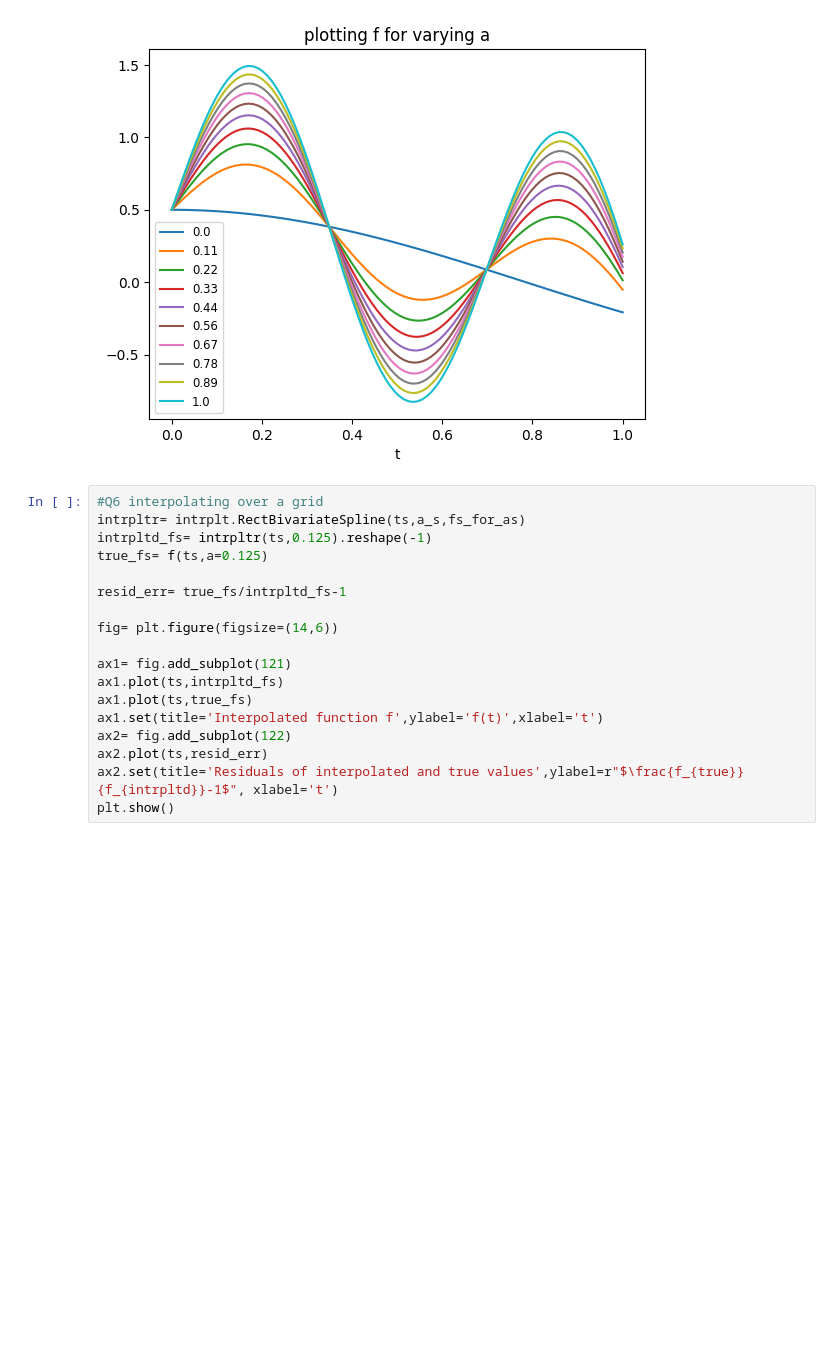
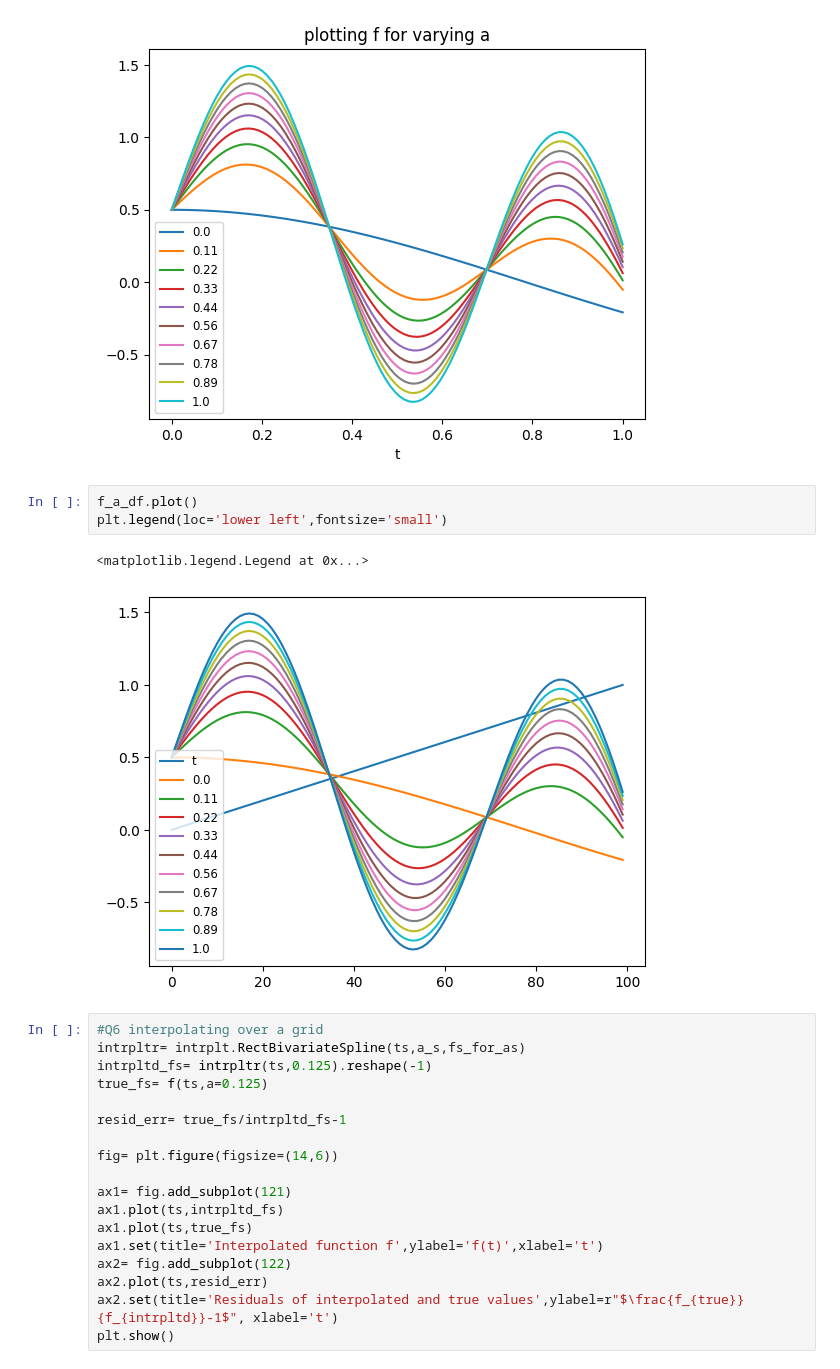
Before and after one commit to spacedoutphysicsguy/projects, a Jupyter notebook: C1/PSet2.ipynb, the cells around one changed output. Cells and saved outputs as stored; diff of their text form; blank space fills up the shorter version.

```diff
--- a/C1/PSet2.ipynb
+++ b/C1/PSet2.ipynb
@@ -273,6 +301,12 @@ plt.legend(loc='lower left',fontsize='small')
 plt.show()
 # %% [output]
 [figure]
+# %%
+f_a_df.plot()
+plt.legend(loc='lower left',fontsize='small')
+# %% [output]
+<matplotlib.legend.Legend at 0x...>
+[figure, added]
 # %%
 #Q6 interpolating over a grid
 intrpltr= intrplt.RectBivariateSpline(ts,a_s,fs_for_as)
```
Also changed, not shown: parts of 20 cells of this notebook.
